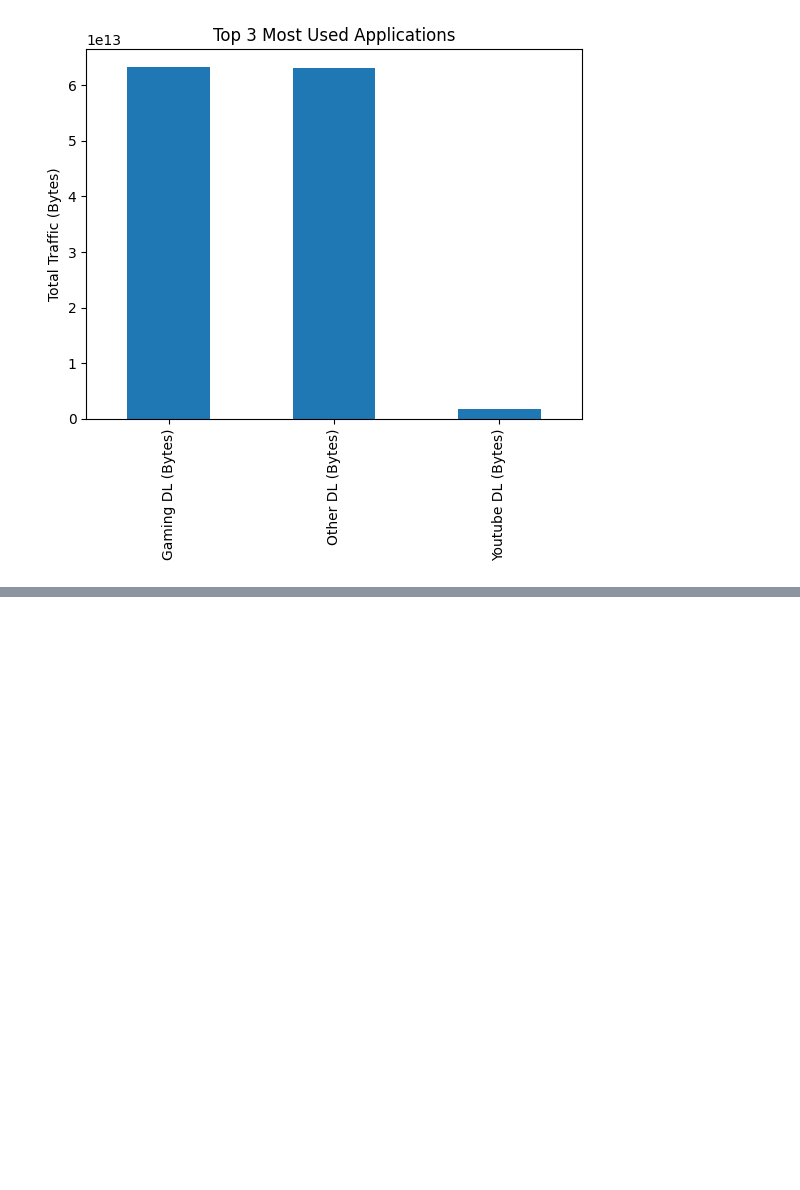
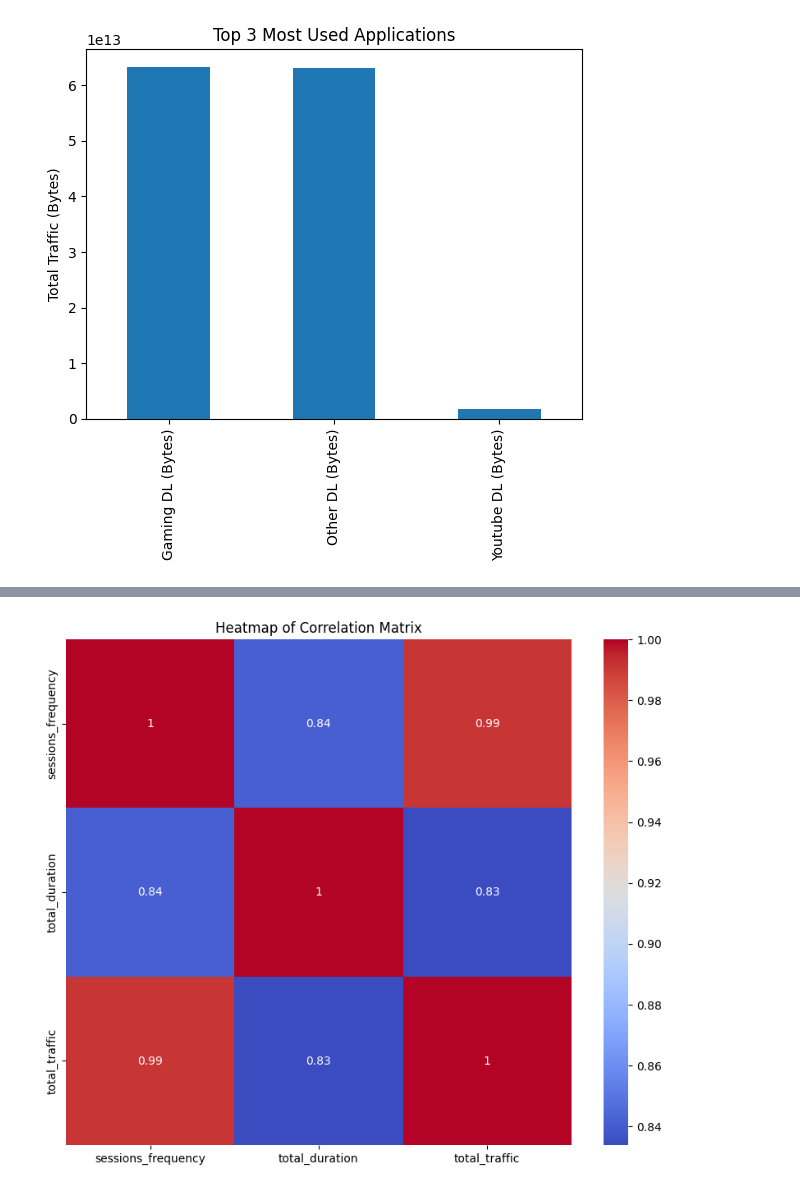
Before and after one commit to neimaNasir/telecom-analysis, a Jupyter notebook: notebooks/user-engagement-analysis.ipynb, the cells around one changed output, grey strips where cells are left out. Cells and saved outputs as stored; diff of their text form; code cells hidden in the pictures; blank space fills up the shorter version.

```diff
--- a/notebooks/user-engagement-analysis.ipynb
+++ b/notebooks/user-engagement-analysis.ipynb
@@ -307,0 +327,14 @@ plt.show()
+# %%
+import seaborn as sns
+import matplotlib.pyplot as plt
+
+# Calculate correlation matrix
+corr_matrix = agg_data.corr()
+
+# Create heatmap
+plt.figure(figsize=(10, 8))
+sns.heatmap(corr_matrix, annot=True, cmap='coolwarm', square=True)
+plt.title('Heatmap of Correlation Matrix')
+plt.show()
+# %% [output]
+[figure, added]
```
Also changed, not shown: parts of 1 cell of this notebook.
